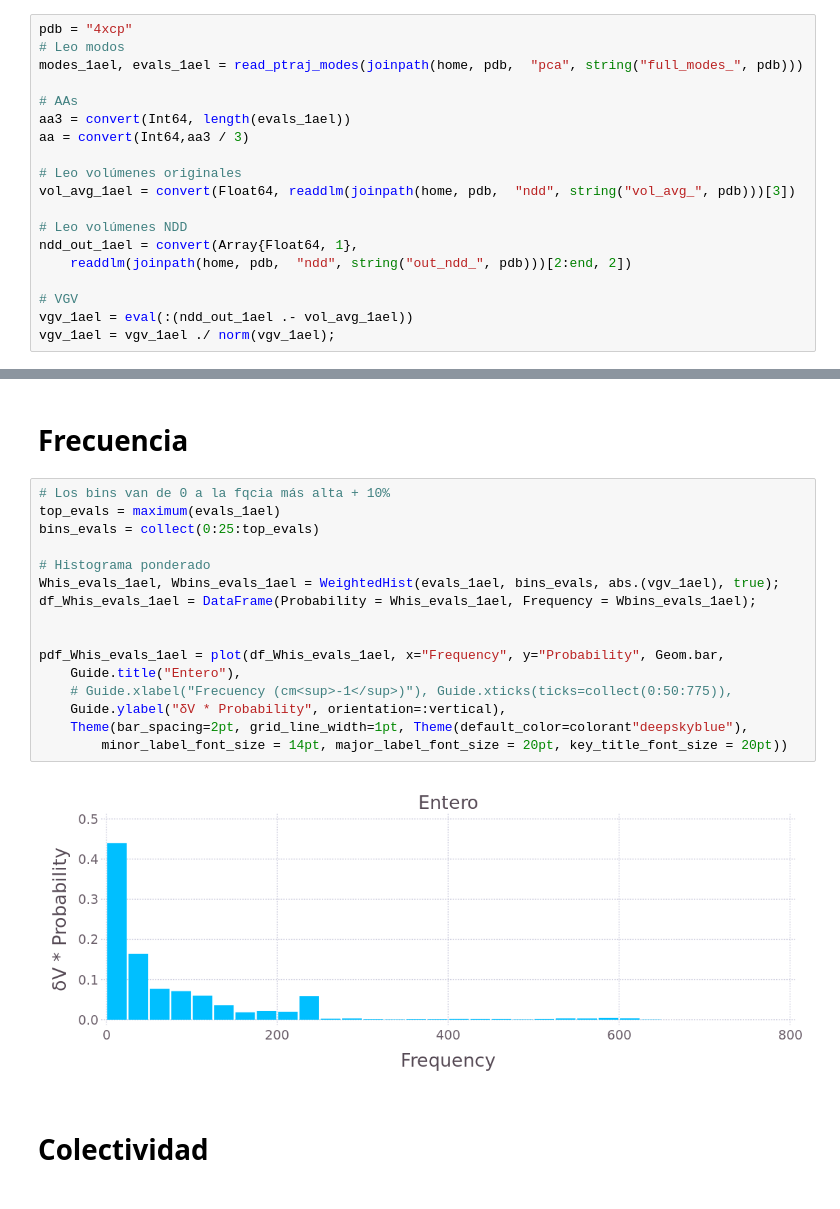
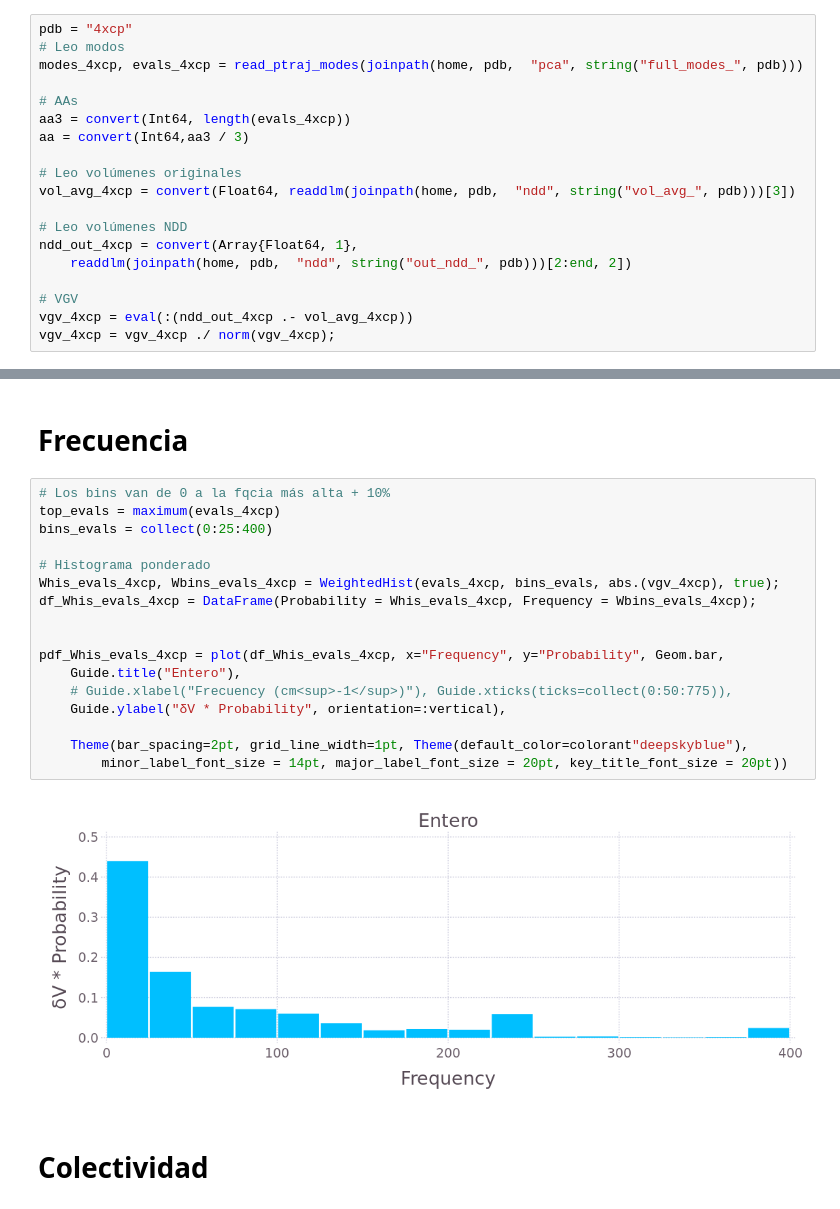
Before and after one commit to pgbarletta/reold_lbp, a Jupyter notebook: src/vgv_4xcp.ipynb, the cells around one changed output, grey strips where cells are left out. Cells and saved outputs as stored; diff of their text form.

```diff
--- a/src/vgv_4xcp.ipynb
+++ b/src/vgv_4xcp.ipynb
@@ -192,22 +192,22 @@ E_modes (generic function with 2 methods)
 # %%
 pdb = "4xcp"
 # Leo modos
-modes_1ael, evals_1ael = read_ptraj_modes(joinpath(home, pdb,  "pca", string("full_modes_", pdb)))
+modes_4xcp, evals_4xcp = read_ptraj_modes(joinpath(home, pdb,  "pca", string("full_modes_", pdb)))
 
 # AAs
-aa3 = convert(Int64, length(evals_1ael))
+aa3 = convert(Int64, length(evals_4xcp))
 aa = convert(Int64,aa3 / 3)
 
 # Leo volúmenes originales
-vol_avg_1ael = convert(Float64, readdlm(joinpath(home, pdb,  "ndd", string("vol_avg_", pdb)))[3])
+vol_avg_4xcp = convert(Float64, readdlm(joinpath(home, pdb,  "ndd", string("vol_avg_", pdb)))[3])
 
 # Leo volúmenes NDD
-ndd_out_1ael = convert(Array{Float64, 1},
+ndd_out_4xcp = convert(Array{Float64, 1},
     readdlm(joinpath(home, pdb,  "ndd", string("out_ndd_", pdb)))[2:end, 2])
 
 # VGV
-vgv_1ael = eval(:(ndd_out_1ael .- vol_avg_1ael))
-vgv_1ael = vgv_1ael ./ norm(vgv_1ael);
+vgv_4xcp = eval(:(ndd_out_4xcp .- vol_avg_4xcp))
+vgv_4xcp = vgv_4xcp ./ norm(vgv_4xcp);
 # %% [markdown]
 ### Obtiene los aa's del hueco
 # %%
@@ -289,22 +289,23 @@ col_modes_pnu_cut_1ael = reshape(tmp, length(tmp))  ./ cut_1ael;
 # Frecuencia
 # %%
 # Los bins van de 0 a la fqcia más alta + 10%
-top_evals = maximum(evals_1ael)
-bins_evals = collect(0:25:top_evals)
+top_evals = maximum(evals_4xcp)
+bins_evals = collect(0:25:400)
 
 # Histograma ponderado
-Whis_evals_1ael, Wbins_evals_1ael = WeightedHist(evals_1ael, bins_evals, abs.(vgv_1ael), true);
-df_Whis_evals_1ael = DataFrame(Probability = Whis_evals_1ael, Frequency = Wbins_evals_1ael);
+Whis_evals_4xcp, Wbins_evals_4xcp = WeightedHist(evals_4xcp, bins_evals, abs.(vgv_4xcp), true);
+df_Whis_evals_4xcp = DataFrame(Probability = Whis_evals_4xcp, Frequency = Wbins_evals_4xcp);
 
 
-pdf_Whis_evals_1ael = plot(df_Whis_evals_1ael, x="Frequency", y="Probability", Geom.bar,
+pdf_Whis_evals_4xcp = plot(df_Whis_evals_4xcp, x="Frequency", y="Probability", Geom.bar,
     Guide.title("Entero"),
     # Guide.xlabel("Frecuency (cm<sup>-1</sup>)"), Guide.xticks(ticks=collect(0:50:775)),
     Guide.ylabel("δV * Probability", orientation=:vertical),
+
     Theme(bar_spacing=2pt, grid_line_width=1pt, Theme(default_color=colorant"deepskyblue"),
         minor_label_font_size = 14pt, major_label_font_size = 20pt, key_title_font_size = 20pt))
 # %% [output]
-[figure, old version]
+[figure, new version]
 # %% [markdown]
 # Colectividad
 # %%
```
Also changed, not shown: parts of 11 cells of this notebook, 12 other files.
